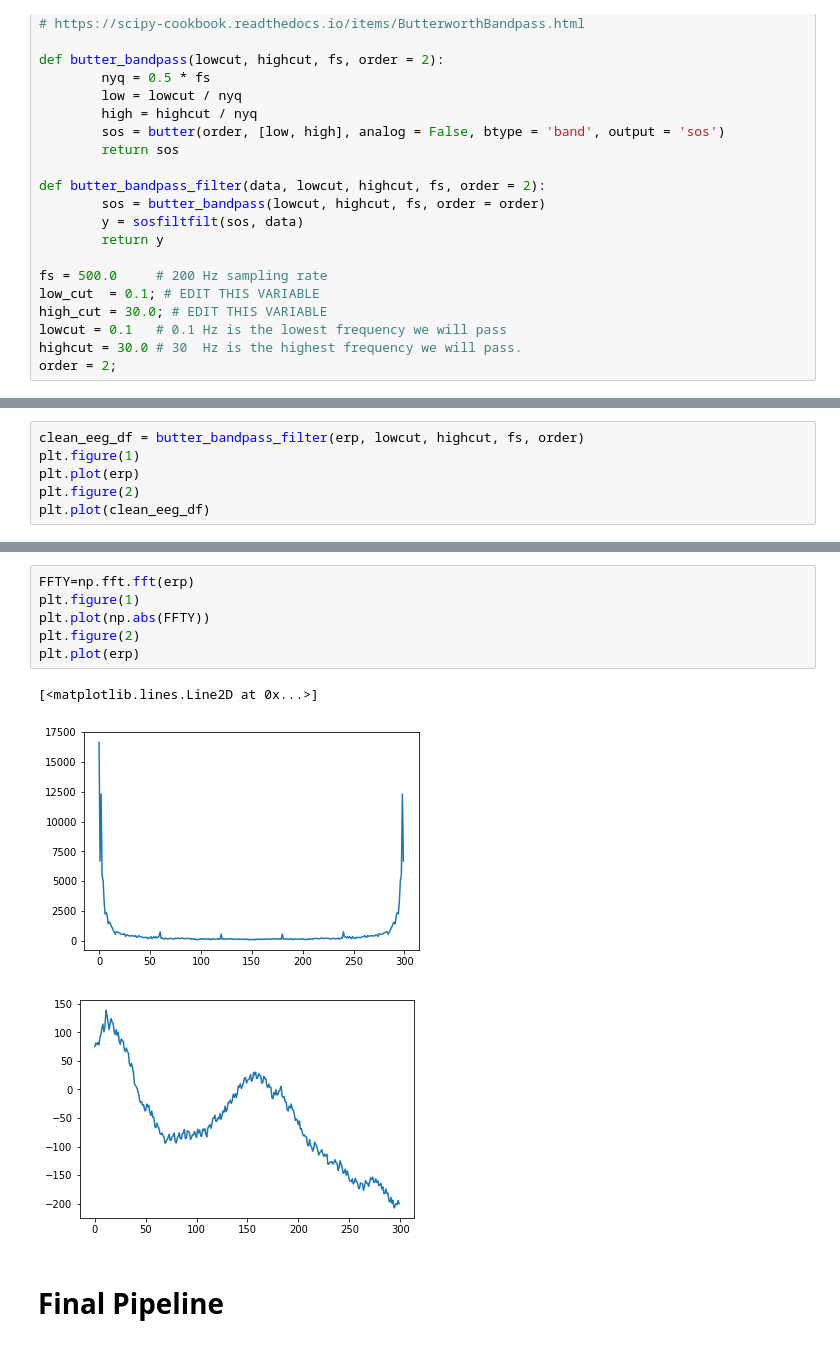
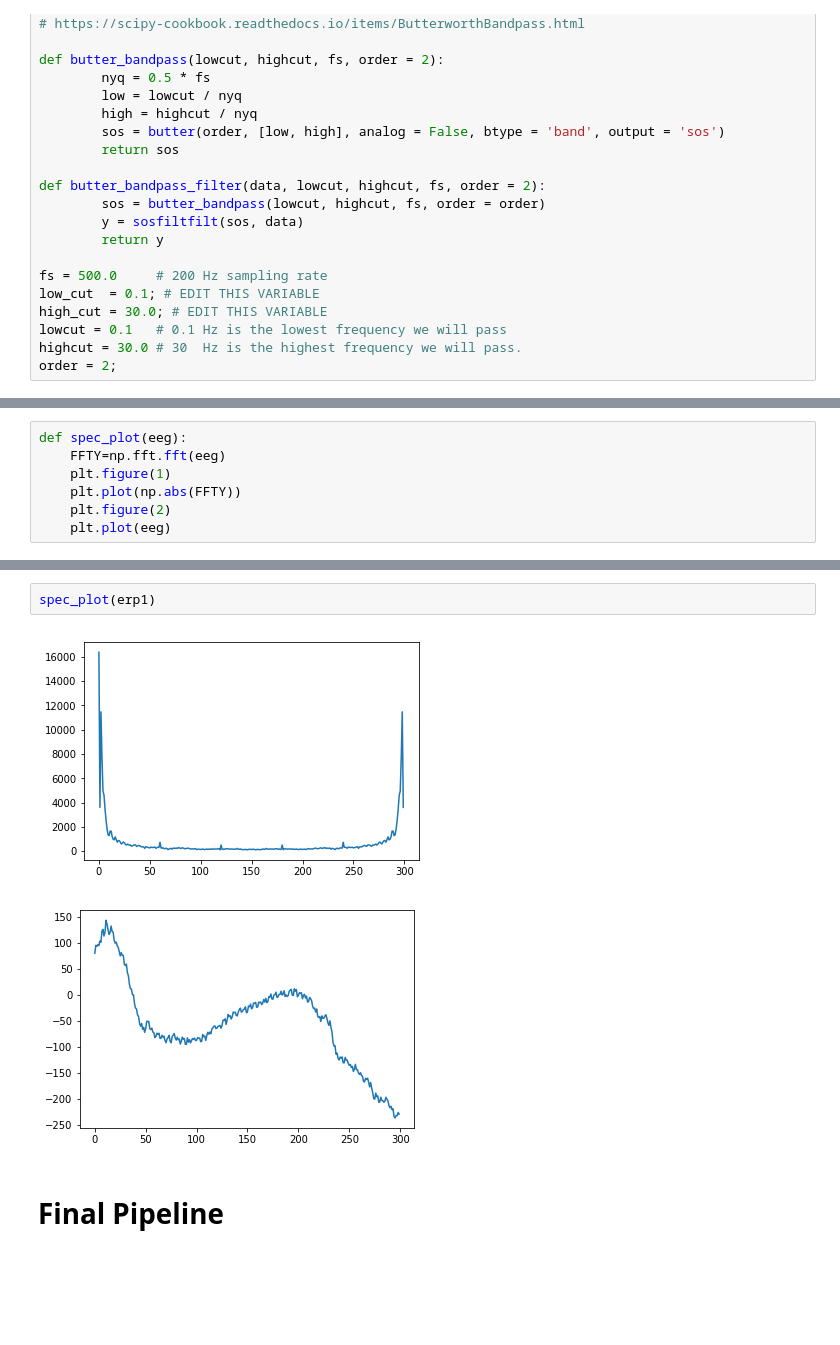
Before and after one commit to Maylibooyah69/RewardReversalPorject, a Jupyter notebook: Import EEG.ipynb, the cells around one changed output, grey strips where cells are left out. Cells and saved outputs as stored; diff of their text form; blank space fills up the shorter version.

```diff
--- a/Import EEG.ipynb
+++ b/Import EEG.ipynb
@@ -236,6 +255,7 @@ order = 2;
 # %%
-clean_eeg_df = butter_bandpass_filter(erp, lowcut, highcut, fs, order)
-plt.figure(1)
-plt.plot(erp)
-plt.figure(2)
-plt.plot(clean_eeg_df)
+def spec_plot(eeg):
+    FFTY=np.fft.fft(eeg)
+    plt.figure(1)
+    plt.plot(np.abs(FFTY))
+    plt.figure(2)
+    plt.plot(eeg)
@@ -246,12 +262,7 @@ plt.plot(clean_eeg_df)
-# %%
-FFTY=np.fft.fft(erp)
-plt.figure(1)
-plt.plot(np.abs(FFTY))
-plt.figure(2)
-plt.plot(erp)
-# %% [output]
-[<matplotlib.lines.Line2D at 0x...>]
-[figure, removed]
-[figure, removed]
+# %%
+spec_plot(erp1)
+# %% [output]
+[figure, added]
+[figure, added]
 # %% [markdown]
 # Final Pipeline
```
Also changed, not shown: parts of 13 cells of this notebook.
